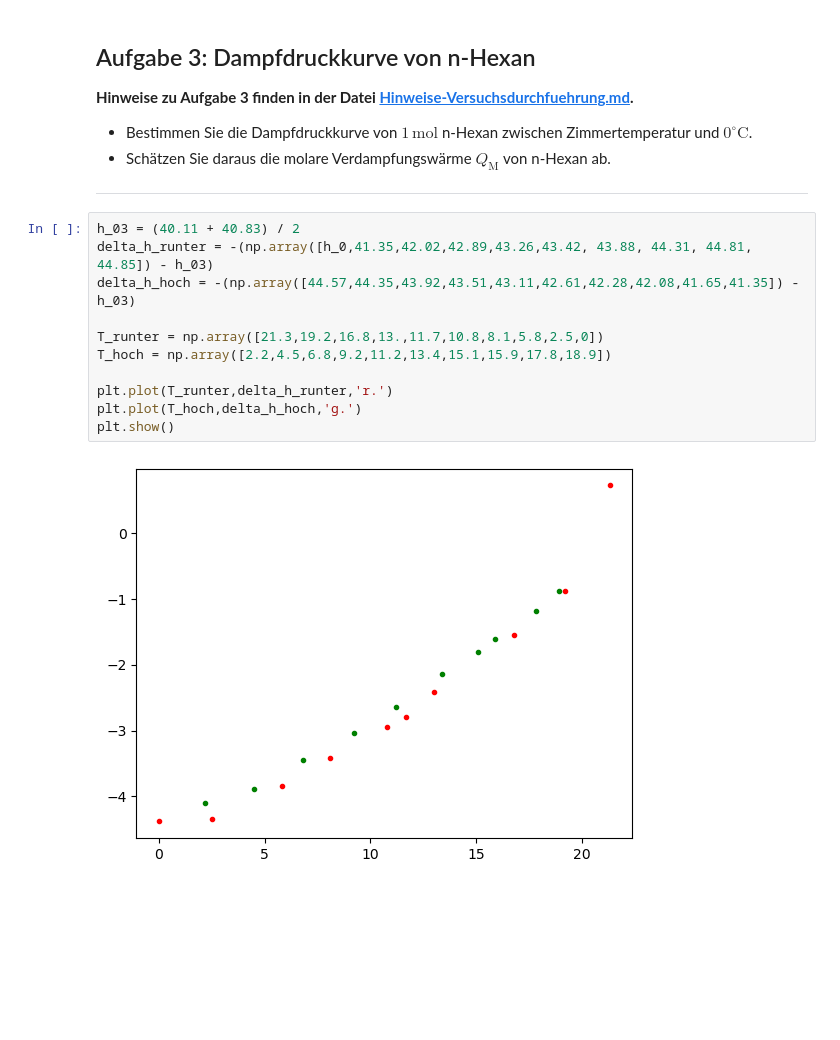
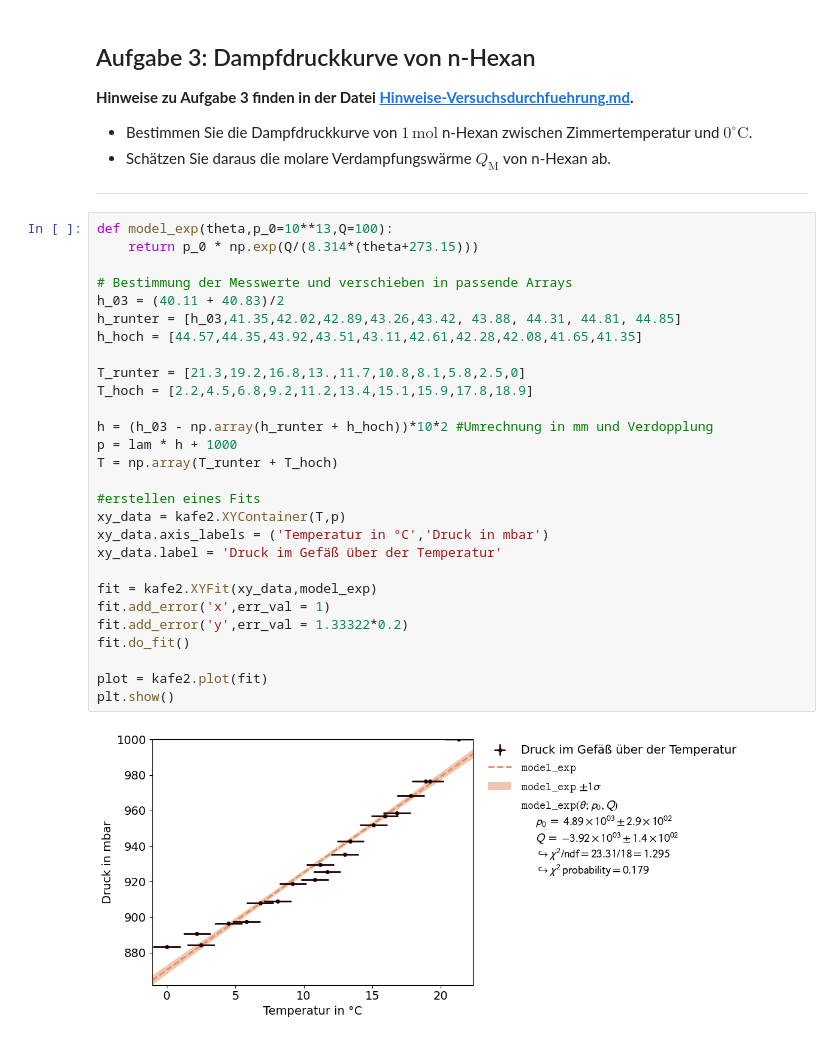
Before and after one commit to MRNock04/P2, a Jupyter notebook: Ideales_und_reales_Gas/Ideales_und_reales_Gas.ipynb, the cells around one changed output. Drawn from its saved outputs; the diff is of its cells as text; blank space fills up the shorter version.

```diff
--- a/Ideales_und_reales_Gas/Ideales_und_reales_Gas.ipynb
+++ b/Ideales_und_reales_Gas/Ideales_und_reales_Gas.ipynb
@@ -196,16 +229,33 @@ n_perioden = np.array([16, 14, 13, 13, 15, 12, 9])
 
 ---
 # %%
-h_03 = (40.11 + 40.83) / 2
-delta_h_runter = -(np.array([h_0,41.35,42.02,42.89,43.26,43.42, 43.88, 44.31, 44.81, 44.85]) - h_03)
-delta_h_hoch = -(np.array([44.57,44.35,43.92,43.51,43.11,42.61,42.28,42.08,41.65,41.35]) - h_03)
+def model_exp(theta,p_0=10**13,Q=100):
+    return p_0 * np.exp(Q/(8.314*(theta+273.15)))
 
-T_runter = np.array([21.3,19.2,16.8,13.,11.7,10.8,8.1,5.8,2.5,0])
-T_hoch = np.array([2.2,4.5,6.8,9.2,11.2,13.4,15.1,15.9,17.8,18.9])
+# Bestimmung der Messwerte und verschieben in passende Arrays
+h_03 = (40.11 + 40.83)/2
+h_runter = [h_03,41.35,42.02,42.89,43.26,43.42, 43.88, 44.31, 44.81, 44.85]
+h_hoch = [44.57,44.35,43.92,43.51,43.11,42.61,42.28,42.08,41.65,41.35]
 
-plt.plot(T_runter,delta_h_runter,'r.')
-plt.plot(T_hoch,delta_h_hoch,'g.')
+T_runter = [21.3,19.2,16.8,13.,11.7,10.8,8.1,5.8,2.5,0]
+T_hoch = [2.2,4.5,6.8,9.2,11.2,13.4,15.1,15.9,17.8,18.9]
+
+h = (h_03 - np.array(h_runter + h_hoch))*10*2 #Umrechnung in mm und Verdopplung
+p = lam * h + 1000
+T = np.array(T_runter + T_hoch)
+
+#erstellen eines Fits
+xy_data = kafe2.XYContainer(T,p)
+xy_data.axis_labels = ('Temperatur in °C','Druck in mbar')
+xy_data.label = 'Druck im Gefäß über der Temperatur'
+
+fit = kafe2.XYFit(xy_data,model_exp)
+fit.add_error('x',err_val = 1)
+fit.add_error('y',err_val = 1.33322*0.2)
+fit.do_fit()
+
+plot = kafe2.plot(fit)
 plt.show()
 # %% [output]
-[figure, old version]
+[figure, new version]
 # %% [markdown]
```
Also changed, not shown: parts of 7 cells of this notebook, 35 other files.
